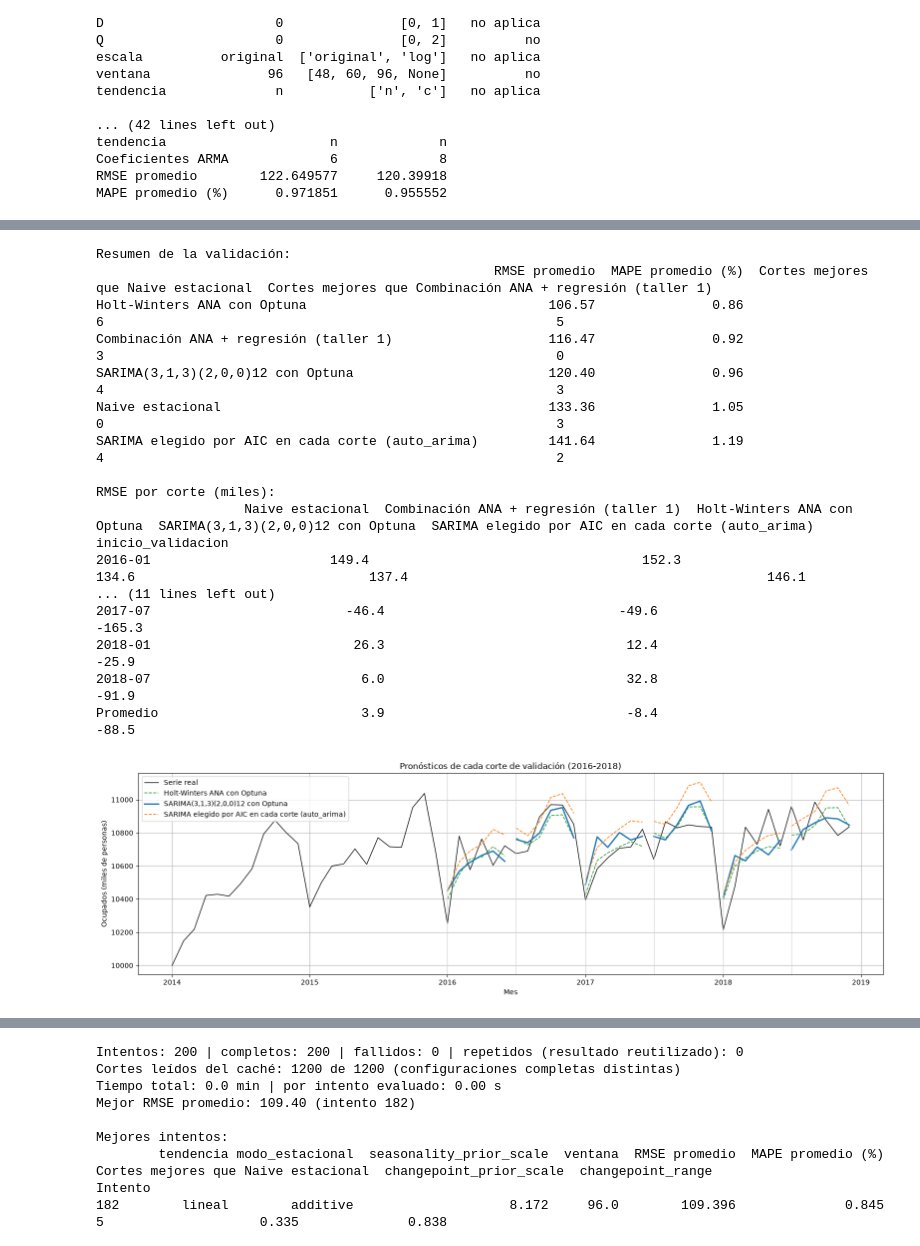
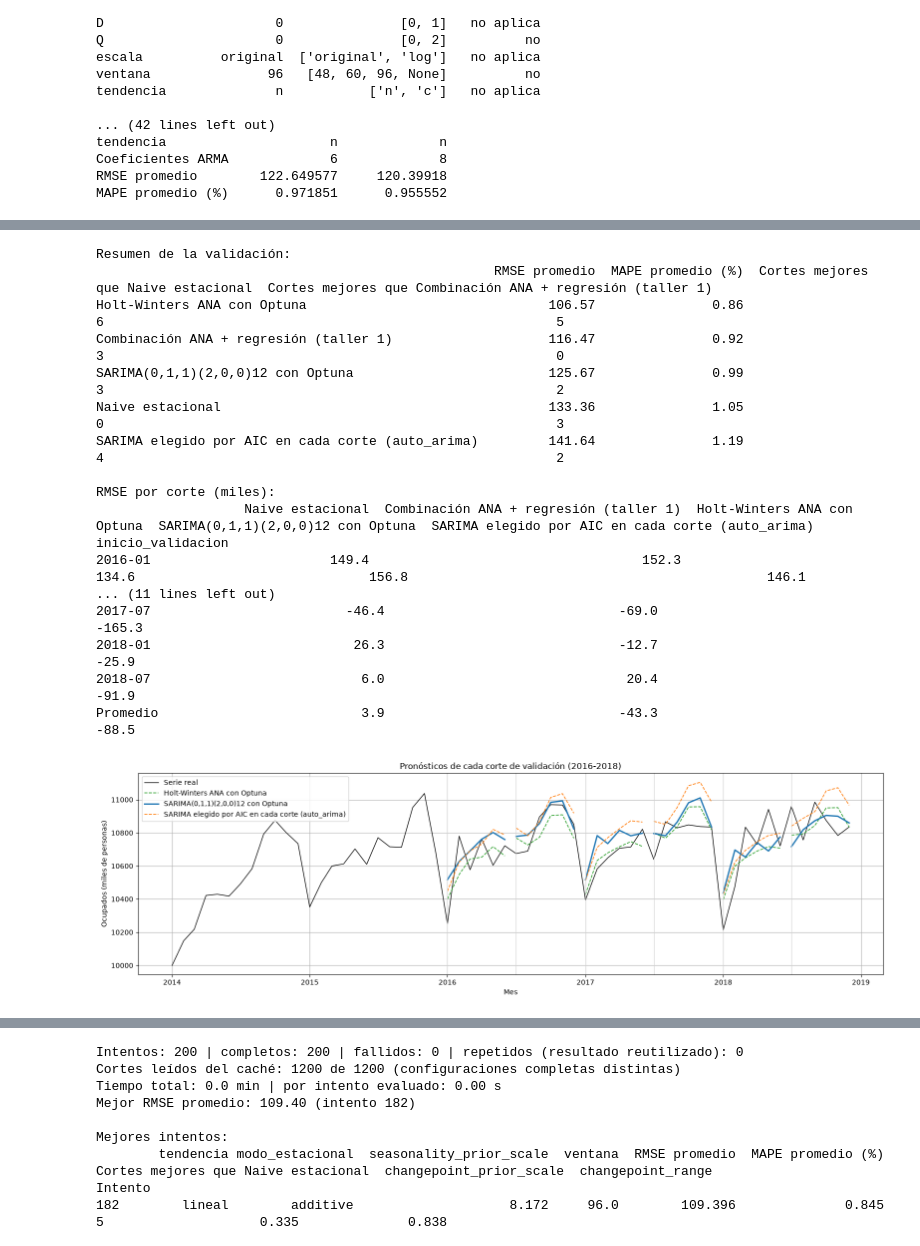
Before and after one commit to juanestebancg2806/ml3-time-series-forecasting, a Jupyter notebook: taller2/taller2_pronostico_ocupados.ipynb, the cells around one changed output, grey strips where cells are left out. Drawn from its saved outputs; the diff is of its cells as text; code cells hidden in the pictures.

```diff
--- a/taller2/taller2_pronostico_ocupados.ipynb
+++ b/taller2/taller2_pronostico_ocupados.ipynb
@@ -1892,11 +2111,15 @@ def pronosticos_validacion(crear_pronostico, config, serie=train, cv=tscv):
     return pronosticos
 
 
-# Registro del SARIMA elegido con Optuna como modelo de la familia ARIMA
-NOMBRE_SARIMA_OPTUNA = "SARIMA(3,1,3)(2,0,0)12 con Optuna"
-config_sarima = registrar_mejor(estudio_sarima_etapa_2, NOMBRE_SARIMA_OPTUNA, "ARIMA", crear_pronostico_sarima)
-assert ordenes_sarima(config_sarima) == ((3, 1, 3), (2, 0, 0, 12)), "los órdenes no coinciden con el nombre"
-assert (config_sarima["escala"], config_sarima["ventana"], config_sarima["tendencia"]) == ("original", 96, "n")
+# Registro del SARIMA elegido con la revisión de los supuestos como modelo de la familia ARIMA
+config_sarima = CANDIDATO_SARIMA["config"]
+(p, d, q), (P, D, Q, _) = ordenes_sarima(config_sarima)
+NOMBRE_SARIMA_OPTUNA = f"SARIMA({p},{d},{q})({P},{D},{Q})12 con Optuna"
+resultados_sarima = registrar_modelo(NOMBRE_SARIMA_OPTUNA, "ARIMA", crear_pronostico_sarima(config_sarima),
+                                     identidad=identidad_cache(crear_pronostico_sarima, config_sarima),
+                                     n_procesos=PROCESOS_POR_MODELO["crear_pronostico_sarima"])
+assert np.allclose(resultados_sarima["rmse"], CANDIDATO_SARIMA["rmse_cortes"], rtol=1e-3), \
+    "el error al reevaluar no coincide con el de la optimización"
 
 # Resumen y error por corte frente a las referencias y al mejor modelo de suavización exponencial
 modelos_comparacion_arima = ["Naive estacional", CAMPEON_TALLER_1, NOMBRE_ETS_OPTUNA,
@@ -1922,41 +2145,41 @@ print("\nError medio por corte (real - pronóstico, miles):")
 print(error_medio.round(1).to_string())
 
 # Pronósticos de cada corte de los dos SARIMA y del Holt-Winters ANA con Optuna
 colores_comparacion = {NOMBRE_ETS_OPTUNA: "C2", NOMBRE_SARIMA_OPTUNA: "C0", NOMBRE_AUTO_ARIMA: "C1"}
 fig, ax = plt.subplots(figsize=(16, 5))
 ax.plot(train.loc["2014":], color="black", linewidth=1, label="Serie real")
 for nombre, pronosticos in pronosticos_comparacion.items():
     for numero, pronostico in enumerate(pronosticos.values()):
         ax.plot(pronostico, color=colores_comparacion[nombre], linewidth=2 if nombre == NOMBRE_SARIMA_OPTUNA else 1.2,
                 linestyle="-" if nombre == NOMBRE_SARIMA_OPTUNA else "--", label=nombre if numero == 0 else None)
 for pronostico in pronosticos_comparacion[NOMBRE_SARIMA_OPTUNA].values():
     ax.axvline(pronostico.index[0], color="lightgray", linewidth=0.8)
 ax.set_title("Pronósticos de cada corte de validación (2016-2018)")
 ax.set_xlabel("Mes")
 ax.set_ylabel("Ocupados (miles de personas)")
 ax.legend(loc="upper left")
 ax.grid()
 plt.tight_layout()
 plt.show()
 # %% [output]
 Resumen de la validación:
                                                    RMSE promedio  MAPE promedio (%)  Cortes mejores que Naive estacional  Cortes mejores que Combinación ANA + regresión (taller 1)
 Holt-Winters ANA con Optuna                               106.57               0.86                                    6                                                          5
 Combinación ANA + regresión (taller 1)                    116.47               0.92                                    3                                                          0
-SARIMA(3,1,3)(2,0,0)12 con Optuna                         120.40               0.96                                    4                                                          3
+SARIMA(0,1,1)(2,0,0)12 con Optuna                         125.67               0.99                                    3                                                          2
 Naive estacional                                          133.36               1.05                                    0                                                          3
 SARIMA elegido por AIC en cada corte (auto_arima)         141.64               1.19                                    4                                                          2
 
 RMSE por corte (miles):
-                   Naive estacional  Combinación ANA + regresión (taller 1)  Holt-Winters ANA con Optuna  SARIMA(3,1,3)(2,0,0)12 con Optuna  SARIMA elegido por AIC en cada corte (auto_arima)
+                   Naive estacional  Combinación ANA + regresión (taller 1)  Holt-Winters ANA con Optuna  SARIMA(0,1,1)(2,0,0)12 con Optuna  SARIMA elegido por AIC en cada corte (auto_arima)
 inicio_validacion
-2016-01                       149.4                                   152.3                        134.6                              137.4                                              146.1
+2016-01                       149.4                                   152.3                        134.6                              156.8                                              146.1
 ... (11 lines left out)
-2017-07                         -46.4                              -49.6                                             -165.3
-2018-01                          26.3                               12.4                                              -25.9
-2018-07                           6.0                               32.8                                              -91.9
-Promedio                          3.9                               -8.4                                              -88.5
+2017-07                         -46.4                              -69.0                                             -165.3
+2018-01                          26.3                              -12.7                                              -25.9
+2018-07                           6.0                               20.4                                              -91.9
+Promedio                          3.9                              -43.3                                              -88.5
-[figure, old version]
+[figure, new version]
 # %% [markdown]
 ### Lectura de la comparación
 
```
Also changed, not shown: parts of 12 cells of this notebook.
